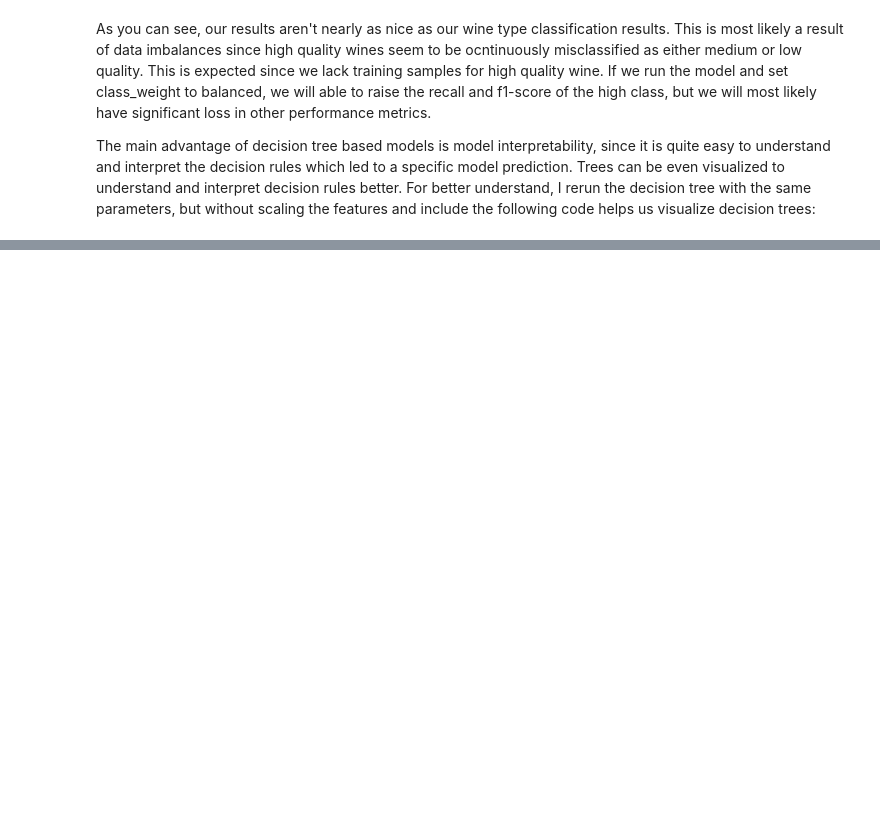
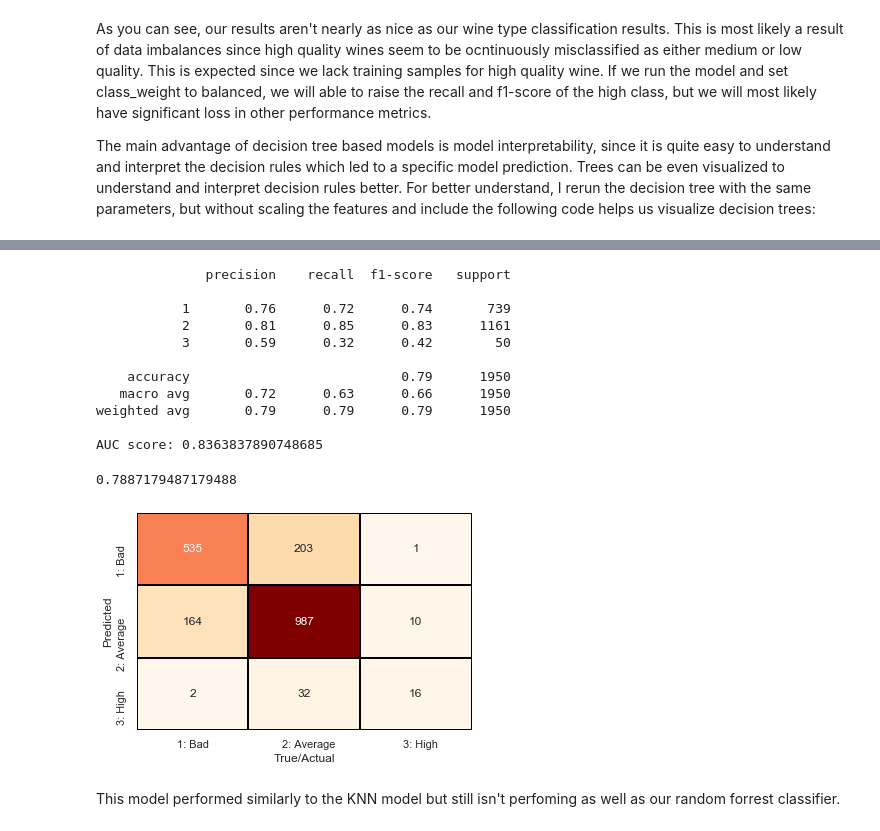
Before and after one commit to nwdelafu/wine-quality, a Jupyter notebook: main.ipynb, the cells around one changed output, grey strips where cells are left out. Saved outputs shown, nothing was run; the diff lists cells and outputs as text; code cells hidden in the pictures; blank space fills up the shorter version.

```diff
--- a/main.ipynb
+++ b/main.ipynb
@@ -1344,0 +1778,30 @@ The main advantage of decision tree based models is model interpretability, sinc
+# %%
+print(classification_report(y_test, GBC_predictions))
+confusion = confusion_matrix(y_test, GBC_predictions)
+ticklabels = ['1: Bad', '   2: Average', '   3: High']
+ax = sns.heatmap(confusion, annot = True, cbar = False, fmt = 'g',
+                 yticklabels = ticklabels, xticklabels = ticklabels,
+                 cmap = 'OrRd', linecolor = 'black', linewidth = 1)
+ax.set_xlabel('True/Actual')
+ax.set_ylabel('Predicted')
+
+#'ovo' multiclass for the average of all possible pairwise combinations, insensitive to class imbalance
+auc_score = roc_auc_score(y_test, GBC.predict_proba(X_test), multi_class = 'ovo', average = 'weighted')
+print('AUC score: {}'.format(auc_score))
+accuracy_score(y_test, GBC_predictions)
+# %% [output]
+              precision    recall  f1-score   support
+
+           1       0.76      0.72      0.74       739
+           2       0.81      0.85      0.83      1161
+           3       0.59      0.32      0.42        50
+
+    accuracy                           0.79      1950
+   macro avg       0.72      0.63      0.66      1950
+weighted avg       0.79      0.79      0.79      1950
+
+AUC score: 0.8363837890748685
+0.7887179487179488
+[figure, added]
+# %% [markdown]
+This model performed similarly to the KNN model but still isn't perfoming as well as our random forrest classifier.
```
Also changed, not shown: parts of 36 cells of this notebook.
